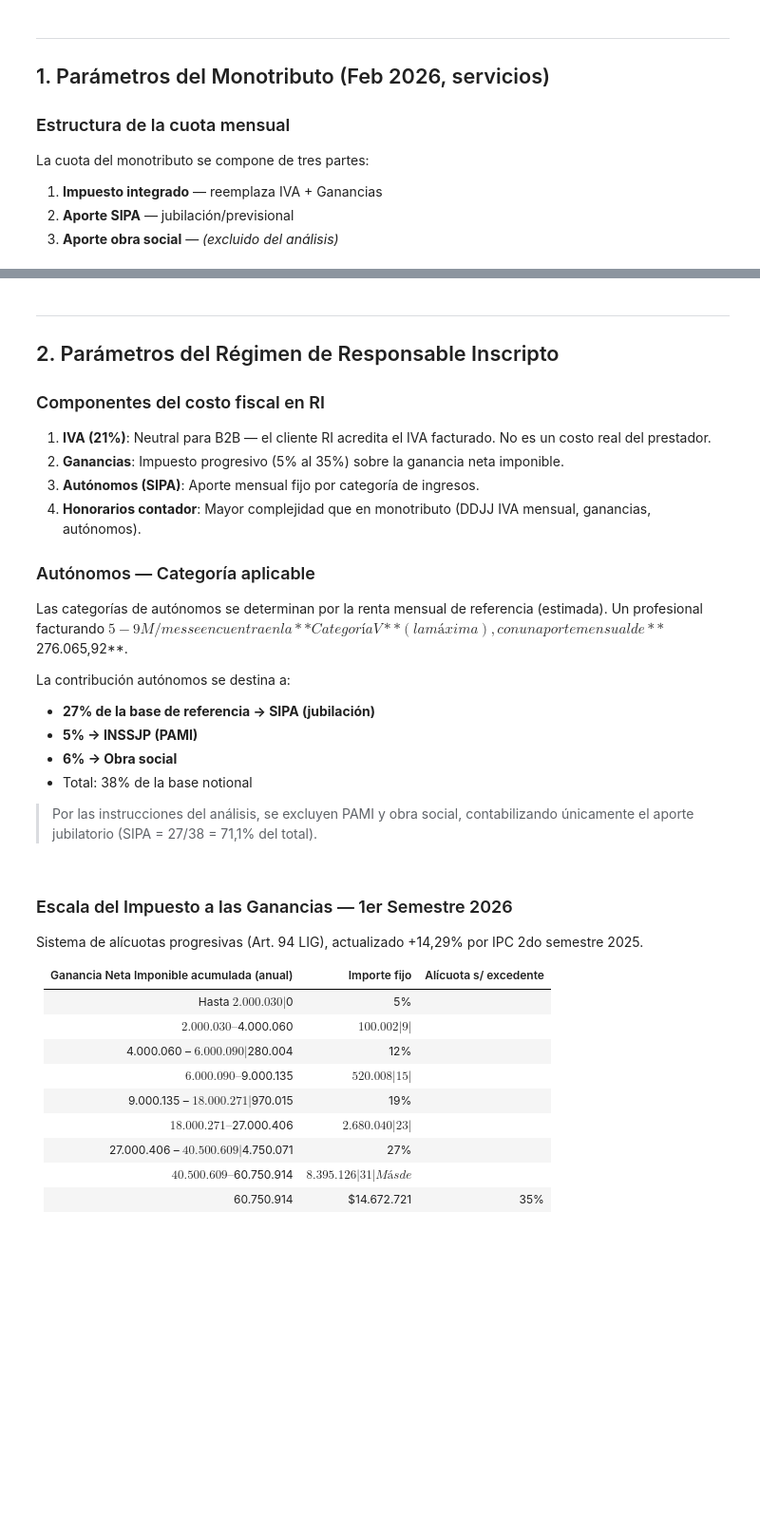
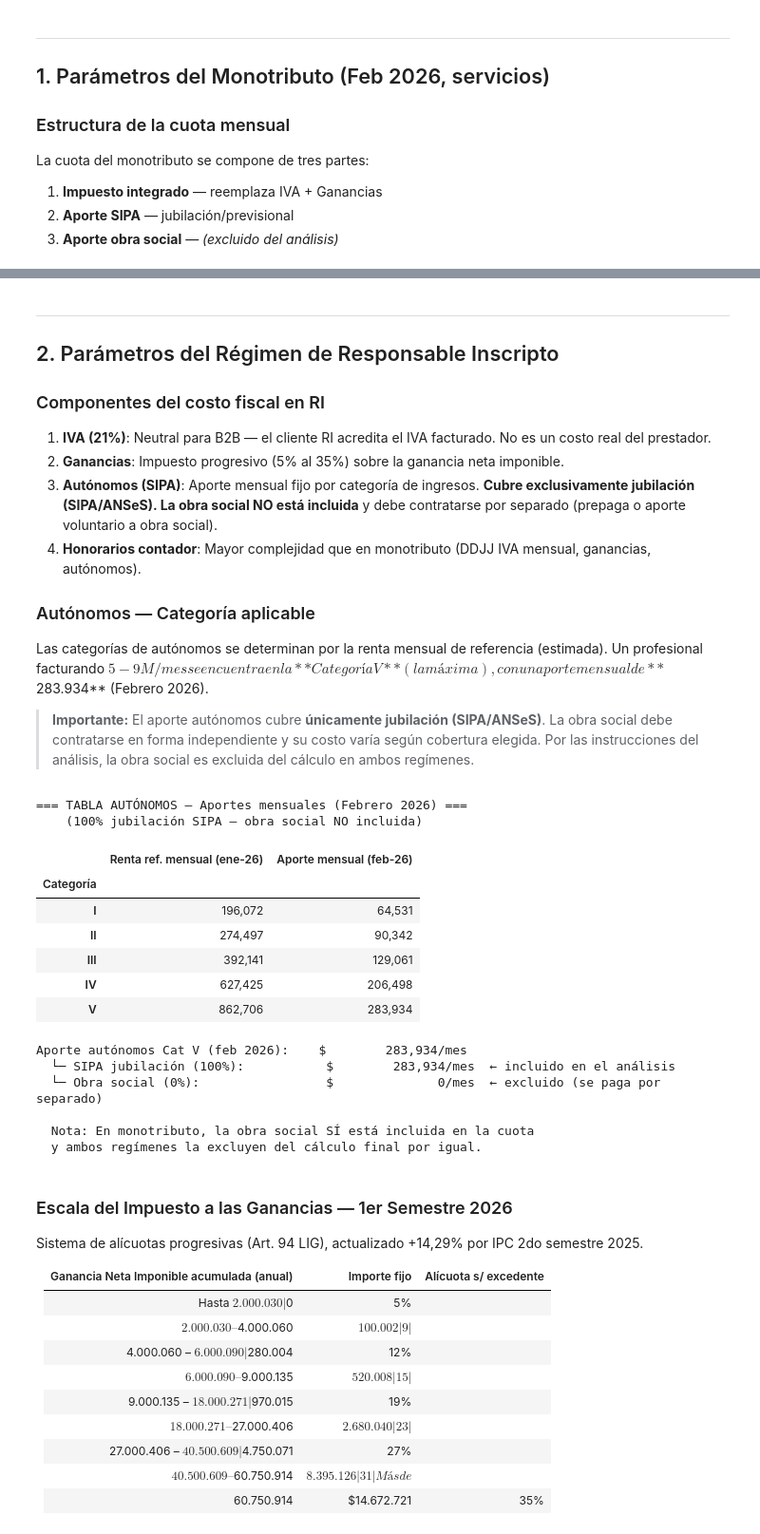
Before and after one commit to abenassi/analisis-fiscal, a Jupyter notebook: analisis_regimenes_fiscales.ipynb, the cells around one changed output, grey strips where cells are left out. Shown at 95% size. Saved outputs shown, nothing was run; the diff lists cells and outputs as text; code cells hidden in the pictures; blank space fills up the shorter version.

```diff
--- a/analisis_regimenes_fiscales.ipynb
+++ b/analisis_regimenes_fiscales.ipynb
@@ -119,16 +132,10 @@ display(df_mono)
 ### Componentes del costo fiscal en RI
 1. **IVA (21%)**: Neutral para B2B — el cliente RI acredita el IVA facturado. No es un costo real del prestador.
 2. **Ganancias**: Impuesto progresivo (5% al 35%) sobre la ganancia neta imponible.
-3. **Autónomos (SIPA)**: Aporte mensual fijo por categoría de ingresos.
+3. **Autónomos (SIPA)**: Aporte mensual fijo por categoría de ingresos. **Cubre exclusivamente jubilación (SIPA/ANSeS). La obra social NO está incluida** y debe contratarse por separado (prepaga o aporte voluntario a obra social).
 4. **Honorarios contador**: Mayor complejidad que en monotributo (DDJJ IVA mensual, ganancias, autónomos).
 
 ### Autónomos — Categoría aplicable
-Las categorías de autónomos se determinan por la renta mensual de referencia (estimada). Un profesional facturando $5-9M/mes se encuentra en la **Categoría V** (la máxima), con un aporte mensual de **$276.065,92**.
+Las categorías de autónomos se determinan por la renta mensual de referencia (estimada). Un profesional facturando $5-9M/mes se encuentra en la **Categoría V** (la máxima), con un aporte mensual de **$283.934** (Febrero 2026).
 
-La contribución autónomos se destina a:
-- **27% de la base de referencia → SIPA (jubilación)**
-- **5% → INSSJP (PAMI)**
-- **6% → Obra social**
-- Total: 38% de la base notional
-
-> Por las instrucciones del análisis, se excluyen PAMI y obra social, contabilizando únicamente el aporte jubilatorio (SIPA = 27/38 = 71,1% del total).
+> **Importante:** El aporte autónomos cubre **únicamente jubilación (SIPA/ANSeS)**. La obra social debe contratarse en forma independiente y su costo varía según cobertura elegida. Por las instrucciones del análisis, la obra social es excluida del cálculo en ambos regímenes.
@@ -174,3 +142,64 @@ print(f"  └─ PAMI + OS  (28,9%):      {fmt_pesos(autonomos_salud_mes)}/mes
+# %%
+# ─────────────────────────────────────────────────────────────────────
+# AUTÓNOMOS — Parámetros (Febrero 2026)
+# Fuente: ARCA / Res. ANSES / Econoblog Feb 2026
+# IMPORTANTE: El aporte autónomos cubre EXCLUSIVAMENTE jubilación (SIPA).
+#             La obra social se paga por separado (no incluida en estos montos).
+# ─────────────────────────────────────────────────────────────────────
+
+# Tabla de categorías de autónomos — Febrero 2026
+# (actualización mensual por movilidad previsional desde valores de enero 2026)
+autonomos_tabla = [
+    {'Categoría': 'I',   'Renta ref. mensual (ene-26)':   196_072.13, 'Aporte mensual (feb-26)':  64_531.00},
+    {'Categoría': 'II',  'Renta ref. mensual (ene-26)':   274_496.78, 'Aporte mensual (feb-26)':  90_342.00},
+    {'Categoría': 'III', 'Renta ref. mensual (ene-26)':   392_140.83, 'Aporte mensual (feb-26)': 129_061.00},
+    {'Categoría': 'IV',  'Renta ref. mensual (ene-26)':   627_425.04, 'Aporte mensual (feb-26)': 206_498.00},
+    {'Categoría': 'V',   'Renta ref. mensual (ene-26)':   862_706.01, 'Aporte mensual (feb-26)': 283_934.00},  # ← MÁXIMA
+]
+
+df_autonomos = pd.DataFrame(autonomos_tabla).set_index('Categoría')
+print('=== TABLA AUTÓNOMOS — Aportes mensuales (Febrero 2026) ===')
+print('    (100% jubilación SIPA — obra social NO incluida)')
+display(df_autonomos)
+
+# Para los escenarios H y K, la renta mensual del profesional supera
+# ampliamente el umbral de Cat V → se aplica Cat V
+# Valor Feb 2026: $283.934 (actualización mensual desde $276.066 de ene-26)
+AUTONOMOS_CAT_V_MES = 283_934.00
+
+# ── IMPORTANTE: el aporte autónomos es 100% jubilación (SIPA) ──
+# No hay fracción de obra social incluida en estos montos.
+# La obra social del RI se paga por separado (prepaga / OS voluntaria).
+# Por las instrucciones del análisis, se EXCLUYE la obra social.
+# → El 100% del aporte autónomos se considera costo previsional (jubilación).
+
+FRAC_SIPA = 1.0   # 100% va a jubilación SIPA
+FRAC_SALUD = 0.0  # 0% de salud incluida en autónomos (se paga por separado)
+
+autonomos_sipa_mes  = AUTONOMOS_CAT_V_MES * FRAC_SIPA
+autonomos_salud_mes = AUTONOMOS_CAT_V_MES * FRAC_SALUD
+
+print(f"\nAporte autónomos Cat V (feb 2026):    {fmt_pesos(AUTONOMOS_CAT_V_MES)}/mes")
+print(f"  └─ SIPA jubilación (100%):           {fmt_pesos(autonomos_sipa_mes)}/mes  ← incluido en el análisis")
+print(f"  └─ Obra social (0%):                 {fmt_pesos(autonomos_salud_mes)}/mes  ← excluido (se paga por separado)")
+print(f"\n  Nota: En monotributo, la obra social SÍ está incluida en la cuota")
+print(f"  y ambos regímenes la excluyen del cálculo final por igual.")
+# %% [output]
+=== TABLA AUTÓNOMOS — Aportes mensuales (Febrero 2026) ===
+    (100% jubilación SIPA — obra social NO incluida)
+|  | Renta ref. mensual (ene-26) | Aporte mensual (feb-26) |
+| Categoría |  |  |
+| I | 196,072 | 64,531 |
+| II | 274,497 | 90,342 |
+| III | 392,141 | 129,061 |
+| IV | 627,425 | 206,498 |
+| V | 862,706 | 283,934 |
+Aporte autónomos Cat V (feb 2026):    $        283,934/mes
+  └─ SIPA jubilación (100%):           $        283,934/mes  ← incluido en el análisis
+  └─ Obra social (0%):                 $              0/mes  ← excluido (se paga por separado)
+
+  Nota: En monotributo, la obra social SÍ está incluida en la cuota
+  y ambos regímenes la excluyen del cálculo final por igual.
 # %% [markdown]
 ### Escala del Impuesto a las Ganancias — 1er Semestre 2026
 
```
Also changed, not shown: parts of 15 cells of this notebook, 3 other files.
